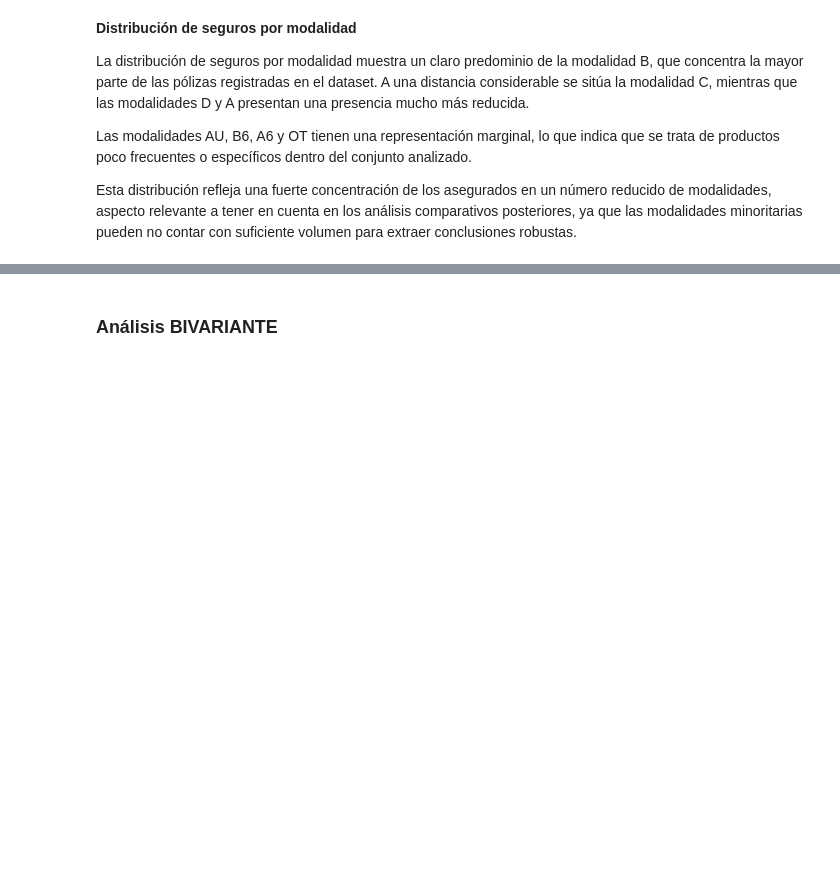
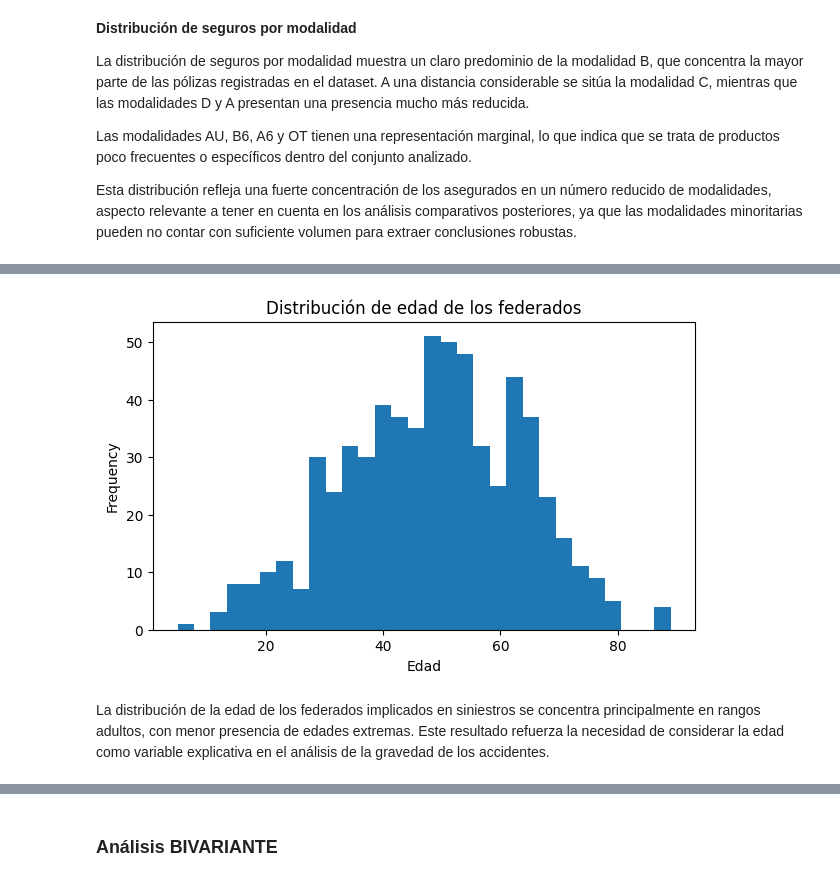
Before and after one commit to jorgemd2698/EDA_Jorge_Martinez_Kelly_Escalante_Danilo_Castillo, a Jupyter notebook: Notebook3_Propuesta_EDA.ipynb, the cells around one changed output, grey strips where cells are left out. Cells and saved outputs as stored; diff of their text form; code cells hidden in the pictures; blank space fills up the shorter version.

```diff
--- a/Notebook3_Propuesta_EDA.ipynb
+++ b/Notebook3_Propuesta_EDA.ipynb
@@ -243,0 +253,13 @@ análisis posteriores.
+# %%
+df_analisis["edad"].plot(
+    kind="hist",
+    bins=30,
+    figsize=(7,4),
+    title="Distribución de edad de los federados"
+)
+plt.xlabel("Edad")
+plt.show()
+# %% [output]
+[figure, added]
+# %% [markdown]
+La distribución de la edad de los federados implicados en siniestros se concentra principalmente en rangos adultos, con menor presencia de edades extremas. Este resultado refuerza la necesidad de considerar la edad como variable explicativa en el análisis de la gravedad de los accidentes.
```
Also changed, not shown: parts of 35 cells of this notebook, 2 other files.
